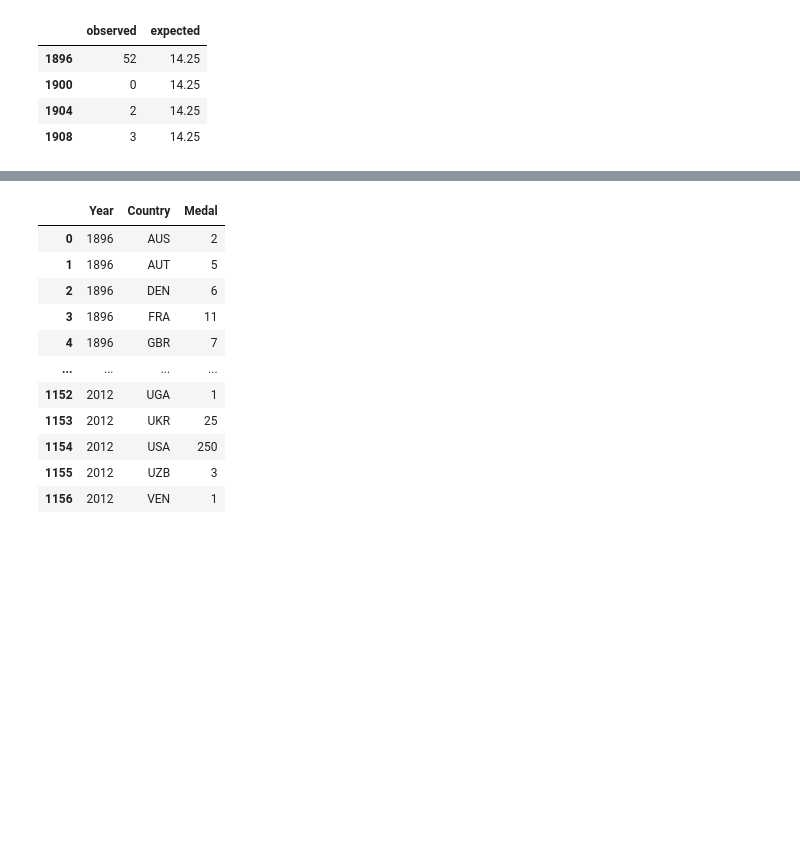
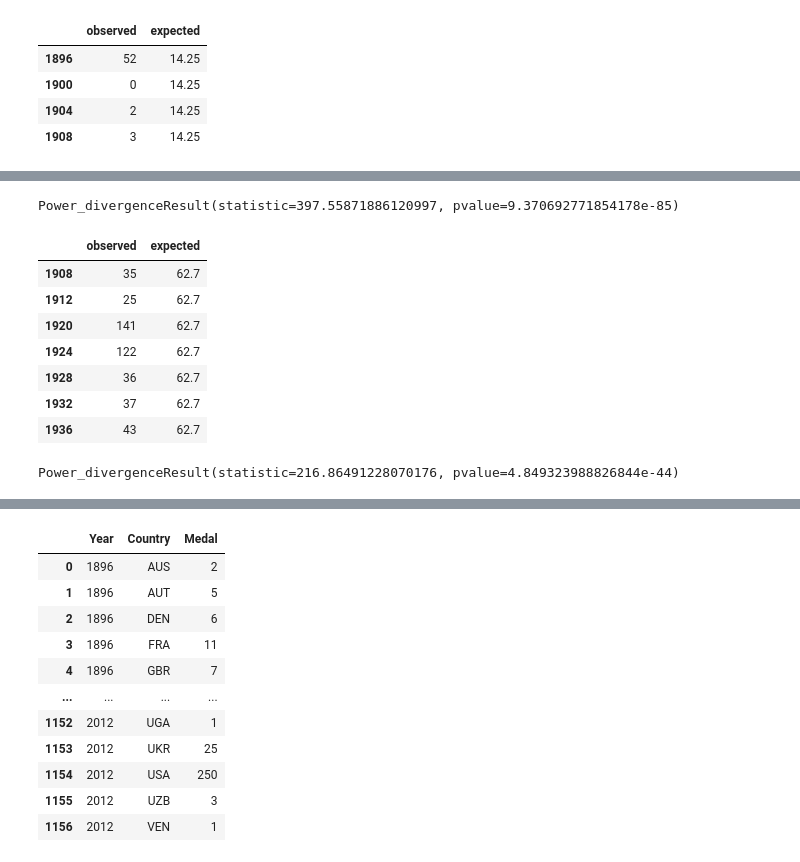
Before and after one commit to TomHOldershaw/Project_1_Team_2, a Jupyter notebook: Q3data.ipynb, the cells around one changed output, grey strips where cells are left out. Drawn from its saved outputs; the diff is of its cells as text; code cells hidden in the pictures; blank space fills up the shorter version.

```diff
--- a/Q3data.ipynb
+++ b/Q3data.ipynb
@@ -260,0 +272,23 @@ host_medals.loc[(host_medals["Country"]=="GBR")].reset_index().tail(30)
+# %%
+stats.chisquare(BEL1920_df['observed'], BEL1920_df['expected'])
+# %% [output]
+Power_divergenceResult(statistic=397.55871886120997, pvalue=9.370692771854178e-85)
+# %%
+FRA1924_df = pd.DataFrame({
+    "observed":[35,25,141,122,36,37,43],
+    "expected": [62.7,62.7,62.7,62.7,62.7,62.7,62.7]
+}, index=["1908","1912","1920","1924","1928","1932","1936"])
+FRA1924_df
+# %% [output]
+|  | observed | expected |
+| 1908 | 35 | 62.7 |
+| 1912 | 25 | 62.7 |
+| 1920 | 141 | 62.7 |
+| 1924 | 122 | 62.7 |
+| 1928 | 36 | 62.7 |
+| 1932 | 37 | 62.7 |
+| 1936 | 43 | 62.7 |
+# %%
+stats.chisquare(FRA1924_df['observed'], FRA1924_df['expected'])
+# %% [output]
+Power_divergenceResult(statistic=216.86491228070176, pvalue=4.849323988826844e-44)
```
Also changed, not shown: parts of 45 cells of this notebook.
